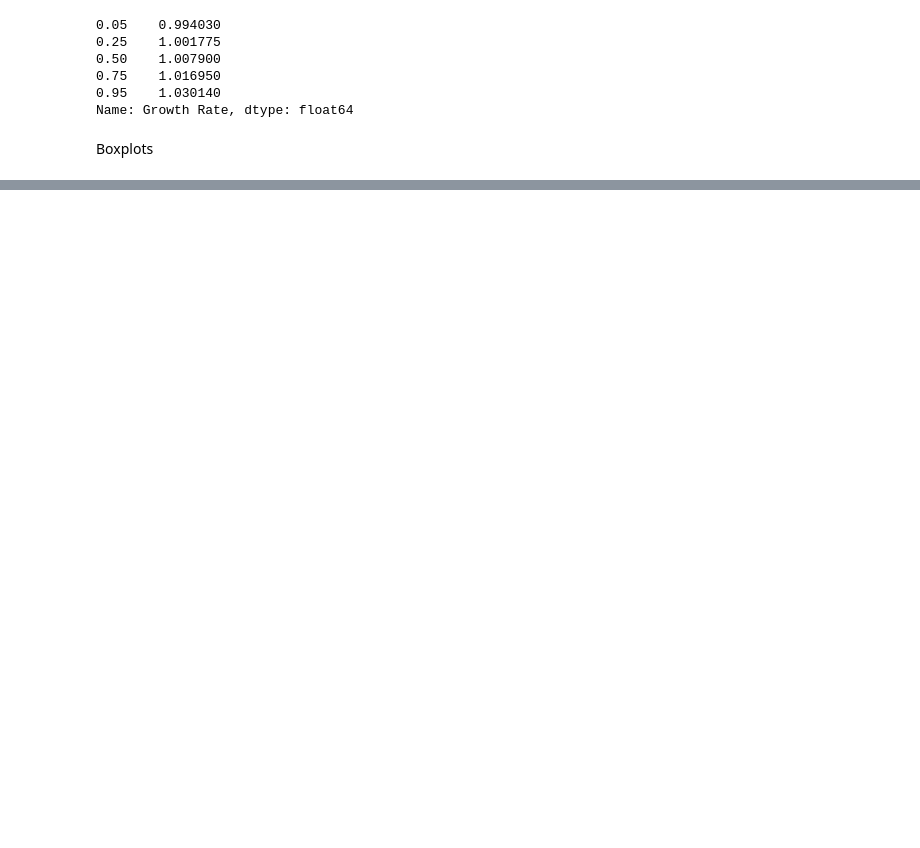
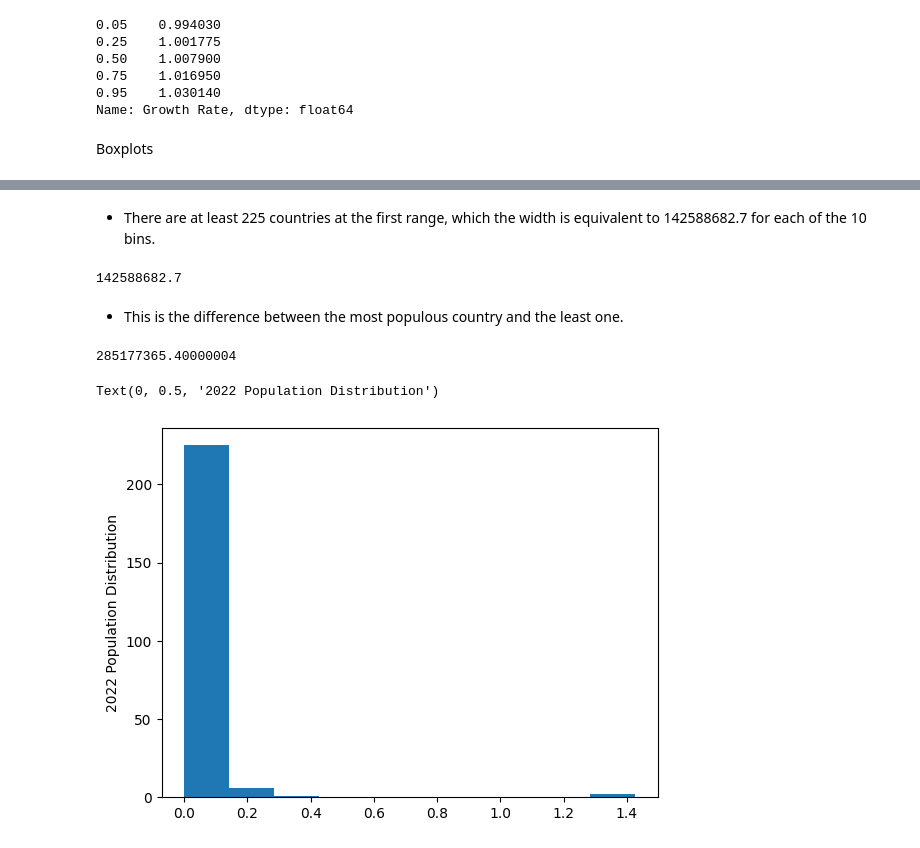
Before and after one commit to lucaspinheiro27/Python_statistics, a Jupyter notebook: Jupyter_notebooks/World_population.ipynb, the cells around one changed output, grey strips where cells are left out. Drawn from its saved outputs; the diff is of its cells as text; code cells hidden in the pictures; blank space fills up the shorter version.

```diff
--- a/Jupyter_notebooks/World_population.ipynb
+++ b/Jupyter_notebooks/World_population.ipynb
@@ -140,0 +146,20 @@ Text(0, 0.5, '2022 Population Distribution')
+# %% [markdown]
+* There are at least 225 countries at the first range, which the width is equivalent to 142588682.7 for each of the 10 bins.
+# %%
+difference = 285177875.4 - 142589192.7
+print(difference)
+# %% [output]
+142588682.7
+# %% [markdown]
+* This is the difference between the most populous country and the least one.
+# %%
+difference = 427766558.1 - 142589192.7
+print(difference)
+# %% [output]
+285177365.40000004
+# %%
+ax = (world_population['2022 Population']/ 1000000000).plot.hist(bins=10)
+ax.set_ylabel('2022 Population Distribution')
+# %% [output]
+Text(0, 0.5, '2022 Population Distribution')
+[figure, added]
```
Also changed, not shown: parts of 14 cells of this notebook.
